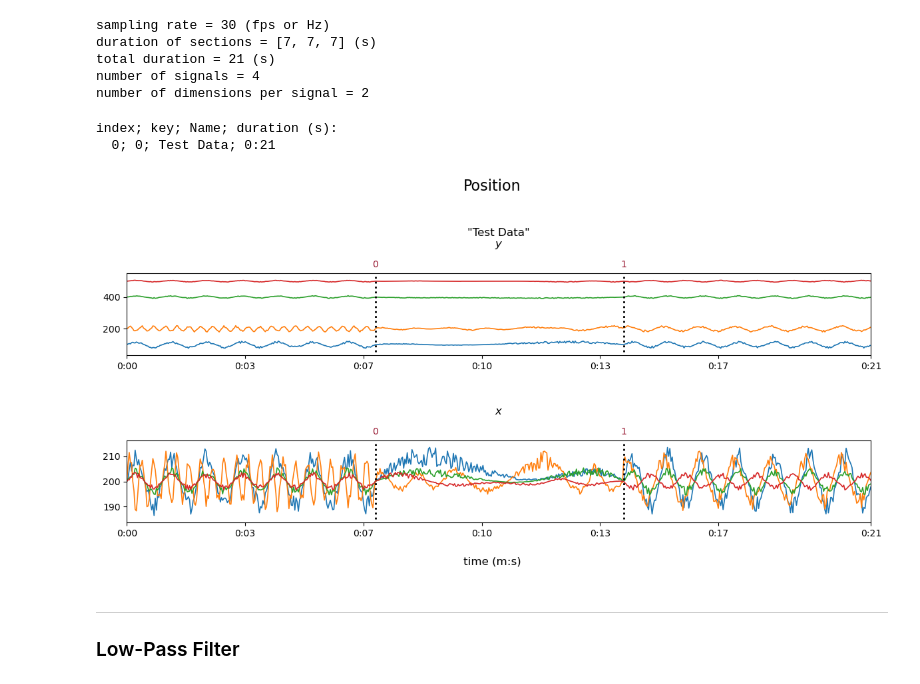
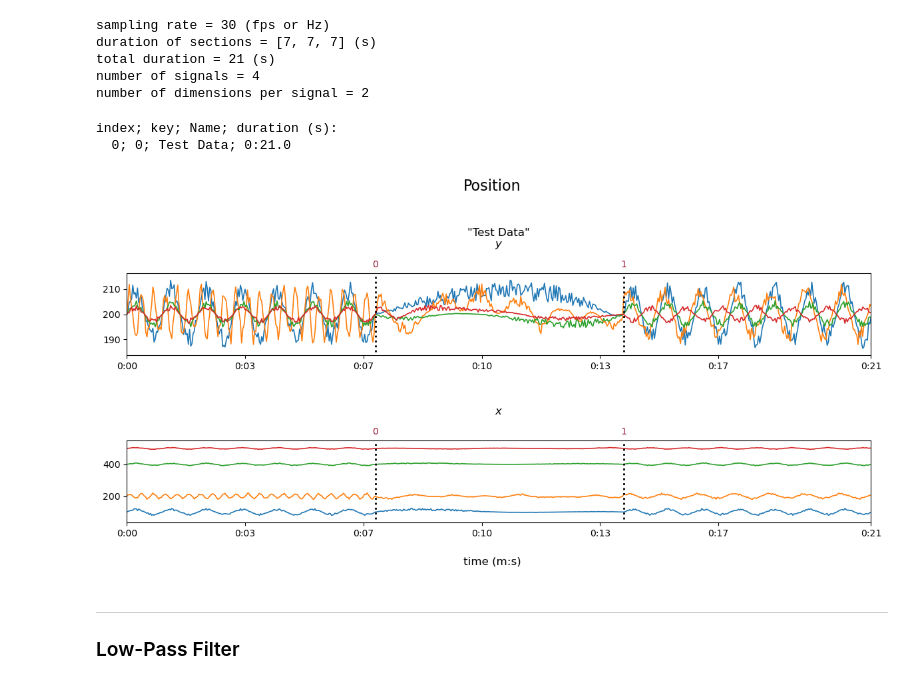
Before and after one commit to juigmend/SynCoord, a Jupyter notebook: docs/XWT.ipynb, the cells around one changed output. Saved outputs shown, nothing was run; the diff lists cells and outputs as text; code cells hidden in the pictures.

```diff
--- a/docs/XWT.ipynb
+++ b/docs/XWT.ipynb
@@ -78,33 +78,33 @@ number of dimensions per signal = 2
 # %%
 # dim = [sections,points,axes,vars]
 # vars = frequency, phase_shift, amplitude, vertical_offset, irregularity, noise_strength
+# axis 1 ..........................................
+# section 0:
+point_vars[0,0,1] = 1, 0,   45, 100, 0.1,  0.5
+point_vars[0,1,1] = 3, 0,   40, 200, 0.1,  0.5
+point_vars[0,2,1] = 1, 0,   18, 400, 0.1,  0.5
+point_vars[0,3,1] = 1, 0,   12, 500, 0.1,  0.5
+# section 1:
+point_vars[1,0,1] = 1, 0.2, 45, 100, 0.9,  0.5
+point_vars[1,1,1] = 1, 0.7, 40, 200, 0.7, 0.5
+point_vars[1,2,1] = 1, 0,   18, 400, 0.9,  0.5
+point_vars[1,3,1] = 1, 1.5, 12, 500, 0.8,  0.5
+# section 2:
+point_vars[2,0,1] = 1, 0,       45, 100, 0, 0.5
+point_vars[2,1,1] = 1, np.pi/2, 40, 200, 0, 0.5
+point_vars[2,2,1] = 1, 0,       18, 400, 0, 0.5
+point_vars[2,3,1] = 1, 2*np.pi, 12, 500, 0, 0.5
 # axis 0 ..........................................
-# section 0:
-point_vars[0,0,0] = 1, 0,   45, 100, 0.1,  0.5
-point_vars[0,1,0] = 3, 0,   40, 200, 0.1,  0.5
-point_vars[0,2,0] = 1, 0,   18, 400, 0.1,  0.5
-point_vars[0,3,0] = 1, 0,   12, 500, 0.1,  0.5
-# section 1:
-point_vars[1,0,0] = 1, 0.2, 45, 100, 0.9,  0.5
-point_vars[1,1,0] = 1, 0.7, 40, 200, 0.7, 0.5
-point_vars[1,2,0] = 1, 0,   18, 400, 0.9,  0.5
-point_vars[1,3,0] = 1, 1.5, 12, 500, 0.8,  0.5
-# section 2:
-point_vars[2,0,0] = 1, 0,       45, 100, 0, 0.5
-point_vars[2,1,0] = 1, np.pi/2, 40, 200, 0, 0.5
-point_vars[2,2,0] = 1, 0,       18, 400, 0, 0.5
-point_vars[2,3,0] = 1, 2*np.pi, 12, 500, 0, 0.5
-# axis 1 ..........................................
-point_vars[:,:,1,:] = point_vars[:,:,0,:]
-point_vars[:,:,1,2] = point_vars[:,:,1,2] * 0.6
-point_vars[:,:,1,3] = 200
+point_vars[:,:,0,:] = point_vars[:,:,1,:]
+point_vars[:,:,0,2] = point_vars[:,:,0,2] * 0.6
+point_vars[:,:,0,3] = 200
 
 test_data_1 = sc.ptdata.position( data_vars, print_info=True )
 test_data_1.visualise( vscale=1.2, dlattr='1.2' )
 # %% [output]
 index; key; Name; duration (s):
-  0; 0; Test Data; 0:21
+  0; 0; Test Data; 0:21.0
-[figure, old version]
+[figure, new version]
 # %% [markdown]
 ***
 ### Low-Pass Filter
```
Also changed, not shown: parts of 2 cells of this notebook, 2 other files.
